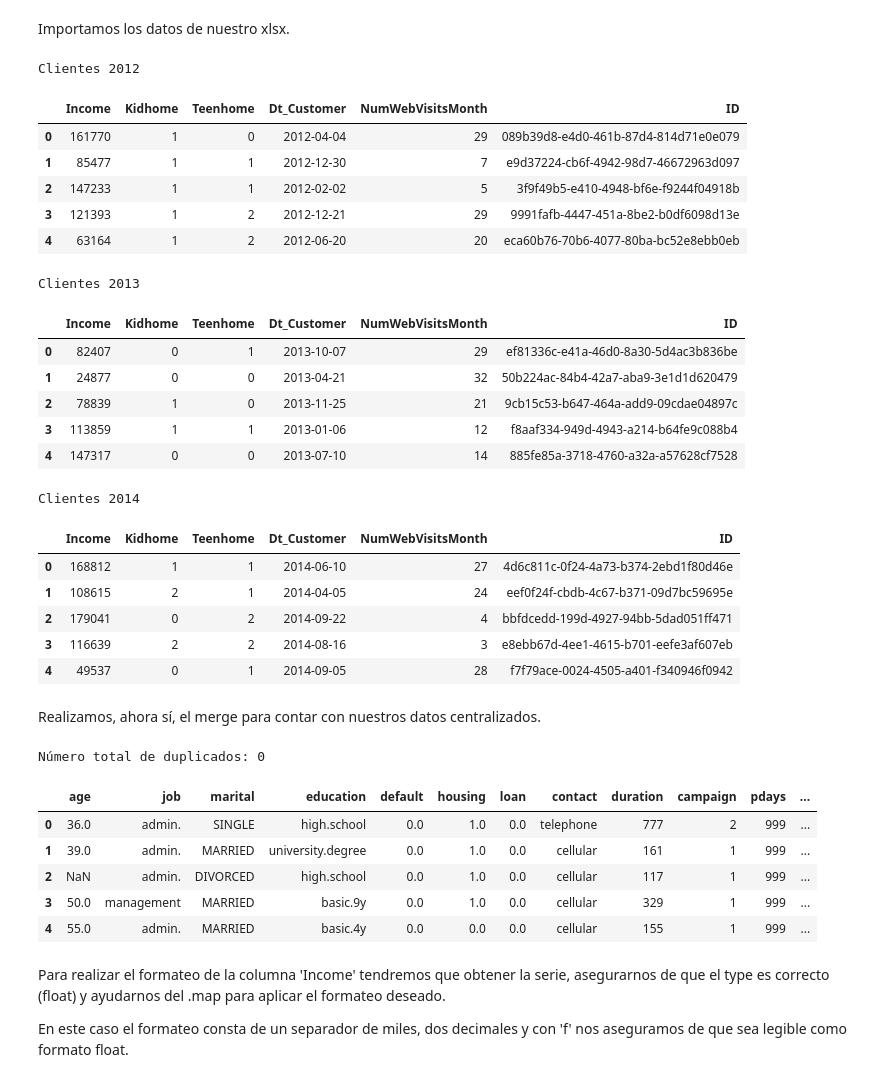
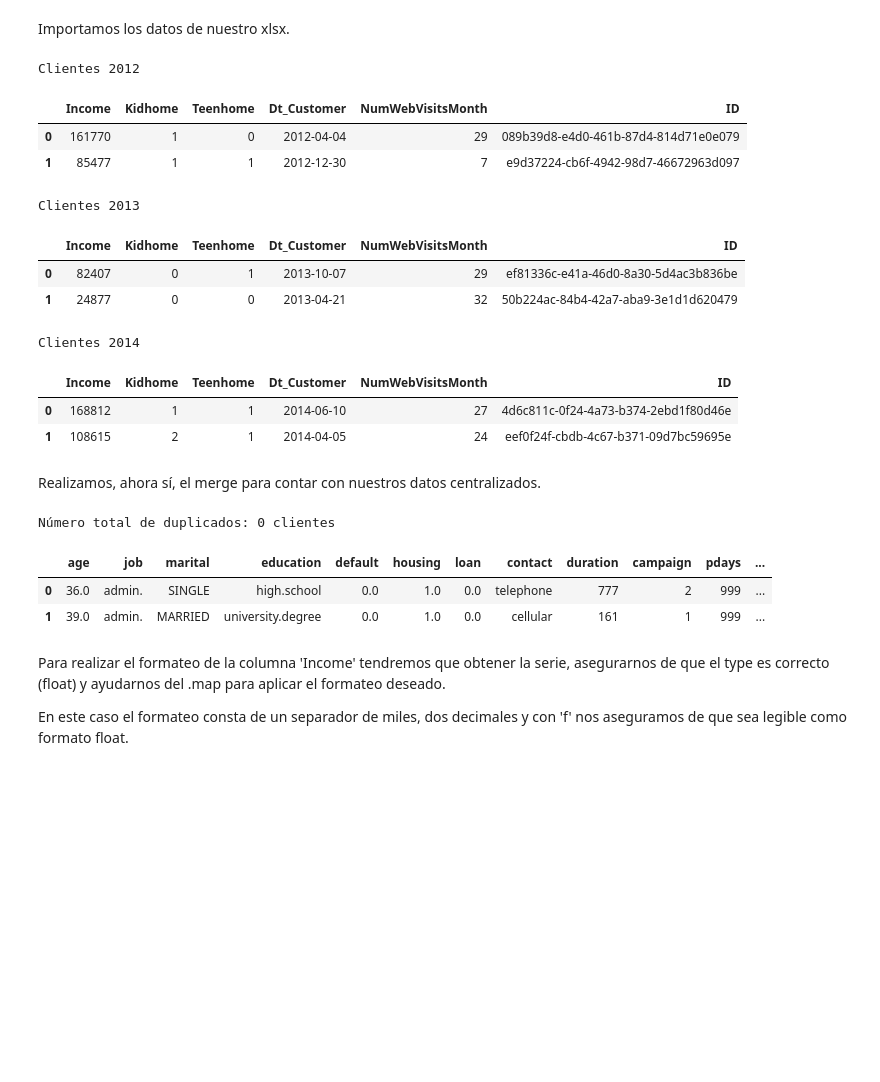
Before and after one commit to OscarCasahe/Python_for_data, a Jupyter notebook: dev/proyecto_EDA.ipynb, the cells around one changed output. Cells and saved outputs as stored; diff of their text form; code cells hidden in the pictures; blank space fills up the shorter version.

```diff
--- a/dev/proyecto_EDA.ipynb
+++ b/dev/proyecto_EDA.ipynb
@@ -44,15 +41,12 @@ datos_clientes_2012 = pd.read_excel(
     engine='openpyxl'
 )
 print('Clientes 2012')
-datos_clientes_2012.head()
+datos_clientes_2012.head(2)
 # %% [output]
 Clientes 2012
 |  | Income | Kidhome | Teenhome | Dt_Customer | NumWebVisitsMonth | ID |
 | 0 | 161770 | 1 | 0 | 2012-04-04 | 29 | 089b39d8-e4d0-461b-87d4-814d71e0e079 |
 | 1 | 85477 | 1 | 1 | 2012-12-30 | 7 | e9d37224-cb6f-4942-98d7-46672963d097 |
-| 2 | 147233 | 1 | 1 | 2012-02-02 | 5 | 3f9f49b5-e410-4948-bf6e-f9244f04918b |
-| 3 | 121393 | 1 | 2 | 2012-12-21 | 29 | 9991fafb-4447-451a-8be2-b0df6098d13e |
-| 4 | 63164 | 1 | 2 | 2012-06-20 | 20 | eca60b76-70b6-4077-80ba-bc52e8ebb0eb |
 # %%
 datos_clientes_2013 = pd.read_excel(
     '../raw_data/customer-details.xlsx',
@@ -62,15 +56,12 @@ datos_clientes_2013 = pd.read_excel(
     engine='openpyxl'
 )
 print('Clientes 2013')
-datos_clientes_2013.head()
+datos_clientes_2013.head(2)
 # %% [output]
 Clientes 2013
 |  | Income | Kidhome | Teenhome | Dt_Customer | NumWebVisitsMonth | ID |
 | 0 | 82407 | 0 | 1 | 2013-10-07 | 29 | ef81336c-e41a-46d0-8a30-5d4ac3b836be |
 | 1 | 24877 | 0 | 0 | 2013-04-21 | 32 | 50b224ac-84b4-42a7-aba9-3e1d1d620479 |
-| 2 | 78839 | 1 | 0 | 2013-11-25 | 21 | 9cb15c53-b647-464a-add9-09cdae04897c |
-| 3 | 113859 | 1 | 1 | 2013-01-06 | 12 | f8aaf334-949d-4943-a214-b64fe9c088b4 |
-| 4 | 147317 | 0 | 0 | 2013-07-10 | 14 | 885fe85a-3718-4760-a32a-a57628cf7528 |
 # %%
 datos_clientes_2014 = pd.read_excel(
     '../raw_data/customer-details.xlsx',
@@ -80,32 +71,28 @@ datos_clientes_2014 = pd.read_excel(
     engine='openpyxl'
 )
 print('Clientes 2014')
-datos_clientes_2014.head()
+datos_clientes_2014.head(2)
 # %% [output]
 Clientes 2014
 |  | Income | Kidhome | Teenhome | Dt_Customer | NumWebVisitsMonth | ID |
 | 0 | 168812 | 1 | 1 | 2014-06-10 | 27 | 4d6c811c-0f24-4a73-b374-2ebd1f80d46e |
 | 1 | 108615 | 2 | 1 | 2014-04-05 | 24 | eef0f24f-cbdb-4c67-b371-09d7bc59695e |
-| 2 | 179041 | 0 | 2 | 2014-09-22 | 4 | bbfdcedd-199d-4927-94bb-5dad051ff471 |
-| 3 | 116639 | 2 | 2 | 2014-08-16 | 3 | e8ebb67d-4ee1-4615-b701-eefe3af607eb |
-| 4 | 49537 | 0 | 1 | 2014-09-05 | 28 | f7f79ace-0024-4505-a401-f340946f0942 |
 # %% [markdown]
 Realizamos, ahora sí, el merge para contar con nuestros datos centralizados.
 # %%
 bank_data = datos_bancarios.merge(datos_clientes_2012, how= 'inner', on='ID')
 bank_data = datos_bancarios.merge(datos_clientes_2013, how= 'inner', on='ID')
 bank_data = datos_bancarios.merge(datos_clientes_2014, how= 'inner', on='ID')
 bank_data.set_index('ID')
-print(f'Número total de duplicados: {bank_data['ID'].duplicated().sum()}')
-bank_data.head()
+
+clientesDuplicados = bank_data['ID'].duplicated().sum()
+print(f'Número total de duplicados: {clientesDuplicados} clientes')
+bank_data.head(2)
 # %% [output]
-Número total de duplicados: 0
+Número total de duplicados: 0 clientes
 |  | age | job | marital | education | default | housing | loan | contact | duration | campaign | pdays | ... |
 | 0 | 36.0 | admin. | SINGLE | high.school | 0.0 | 1.0 | 0.0 | telephone | 777 | 2 | 999 | ... |
 | 1 | 39.0 | admin. | MARRIED | university.degree | 0.0 | 1.0 | 0.0 | cellular | 161 | 1 | 999 | ... |
-| 2 | NaN | admin. | DIVORCED | high.school | 0.0 | 1.0 | 0.0 | cellular | 117 | 1 | 999 | ... |
-| 3 | 50.0 | management | MARRIED | basic.9y | 0.0 | 1.0 | 0.0 | cellular | 329 | 1 | 999 | ... |
-| 4 | 55.0 | admin. | MARRIED | basic.4y | 0.0 | 0.0 | 0.0 | cellular | 155 | 1 | 999 | ... |
 # %% [markdown]
 Para realizar el formateo de la columna 'Income' tendremos que obtener la serie, asegurarnos de que el type es correcto (float) y ayudarnos del .map para aplicar el formateo deseado.
 
```
Also changed, not shown: parts of 30 cells of this notebook, 1 other file.
